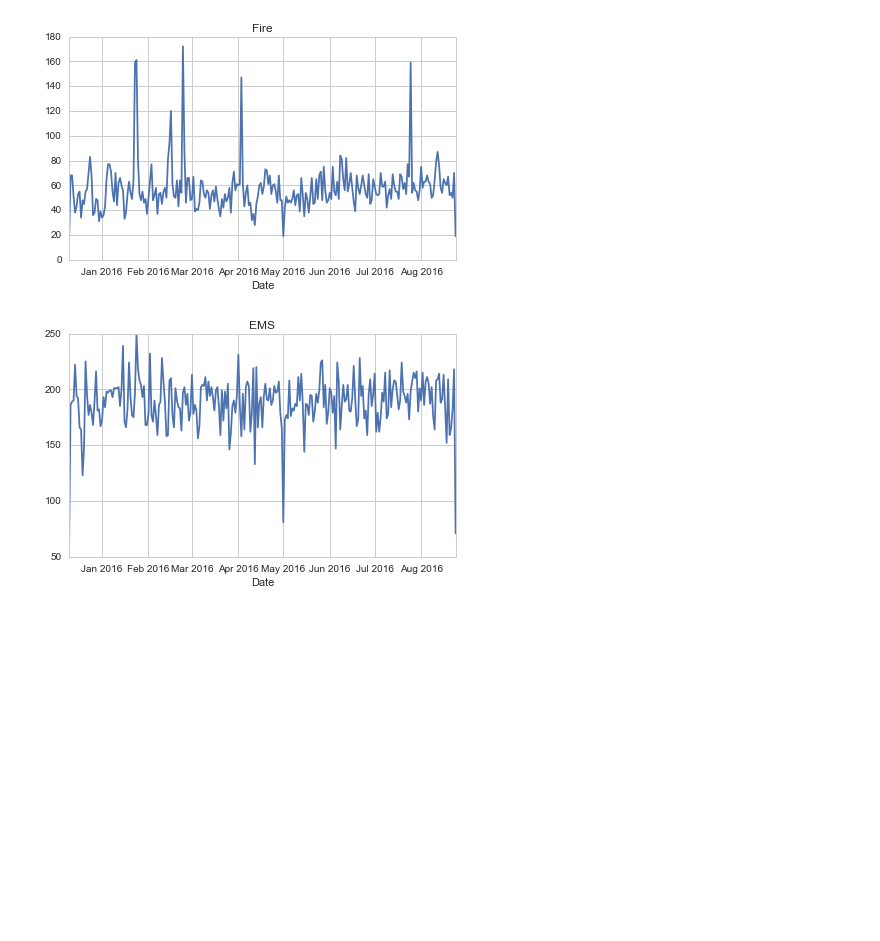
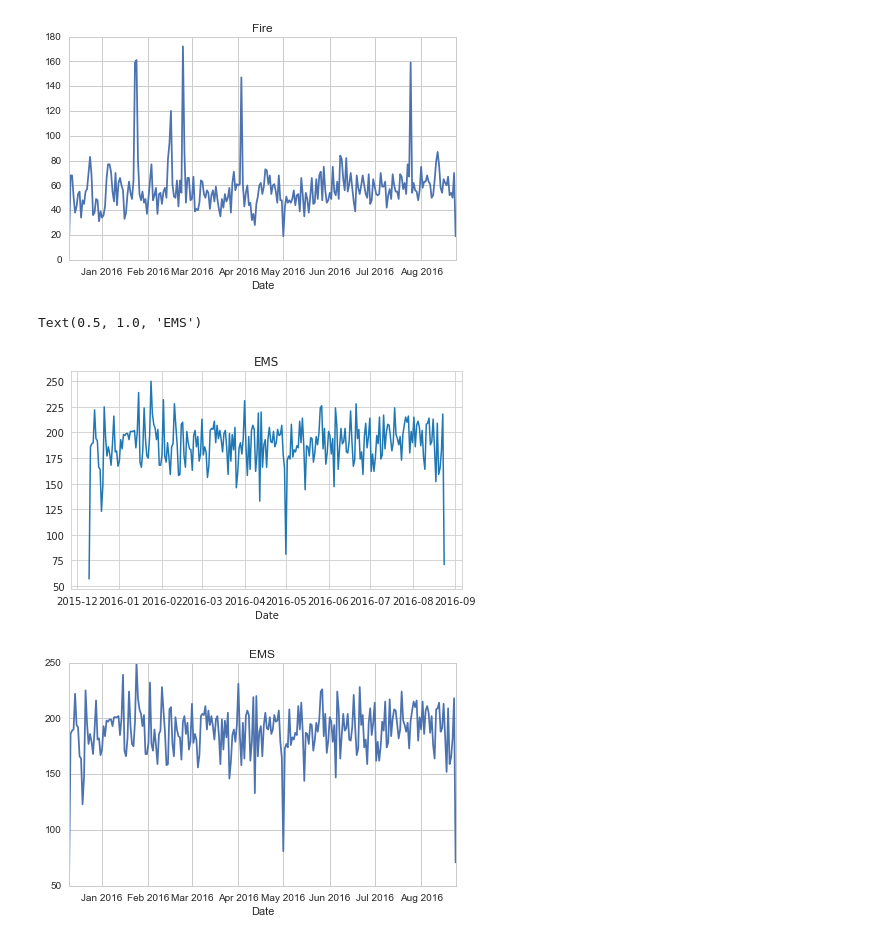
Before and after one commit to harikrishnand/DataScience_Bootcap_Udemy, a Jupyter notebook: Data-Capstone-Projects/911 Calls Data Capstone Project_sloved.ipynb, the cells around one changed output. Cells and saved outputs as stored; diff of their text form; code cells hidden in the pictures; blank space fills up the shorter version.

```diff
--- a/Data-Capstone-Projects/911 Calls Data Capstone Project_sloved.ipynb
+++ b/Data-Capstone-Projects/911 Calls Data Capstone Project_sloved.ipynb
@@ -360,6 +379,15 @@ date_group.count()['twp'].plot.line()
 # %%
 # %% [output]
 [figure]
+# %%
+df_EMS_Date = df[df['Reason']== 'EMS'].groupby(by='Date')['twp'].count()
+# %%
+plt.figure(figsize=(7,4))
+ax = df_EMS_Date.plot.line()
+ax.set_title('EMS')
+# %% [output]
+Text(0.5, 1.0, 'EMS')
+[figure, added]
 # %%
 # %% [output]
 [figure]
```
Also changed, not shown: parts of 18 cells of this notebook.
